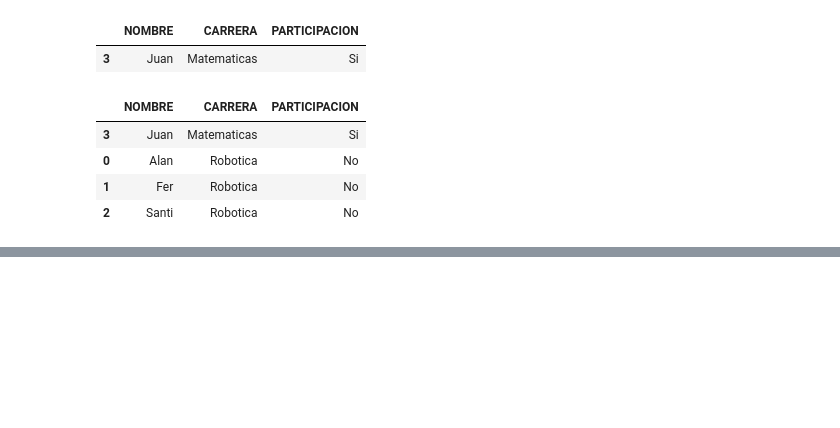
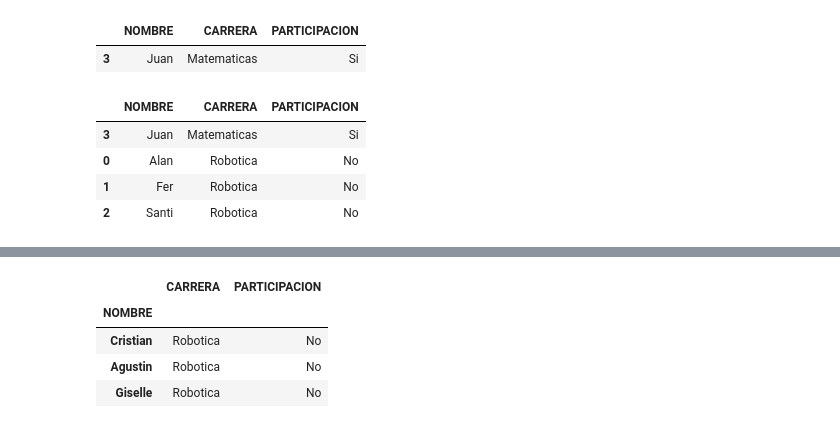
Before and after one commit to AlanDeltax/repositorio-prueba, a Jupyter notebook: PruebasPandas.ipynb, the cells around one changed output, grey strips where cells are left out. Drawn from its saved outputs; the diff is of its cells as text; code cells hidden in the pictures; blank space fills up the shorter version.

```diff
--- a/PruebasPandas.ipynb
+++ b/PruebasPandas.ipynb
@@ -273,0 +282,10 @@ equipo.sort_values('CARRERA')
+# %%
+data2 = {'NOMBRE':['Cristian','Agustin','Giselle'],'CARRERA':['Robotica','Robotica','Robotica'], 'PARTICIPACION':['No','No','No']}
+equipo2 = pd.DataFrame(data2).set_index('NOMBRE')
+equipo2
+# %% [output]
+|  | CARRERA | PARTICIPACION |
+| NOMBRE |  |  |
+| Cristian | Robotica | No |
+| Agustin | Robotica | No |
+| Giselle | Robotica | No |
```
Also changed, not shown: parts of 8 cells of this notebook.
